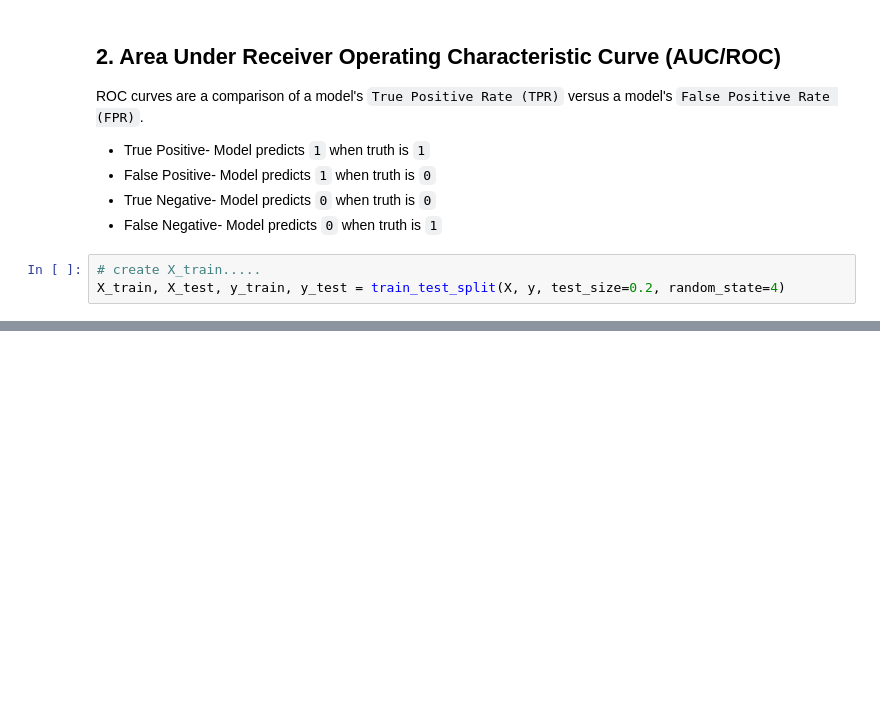
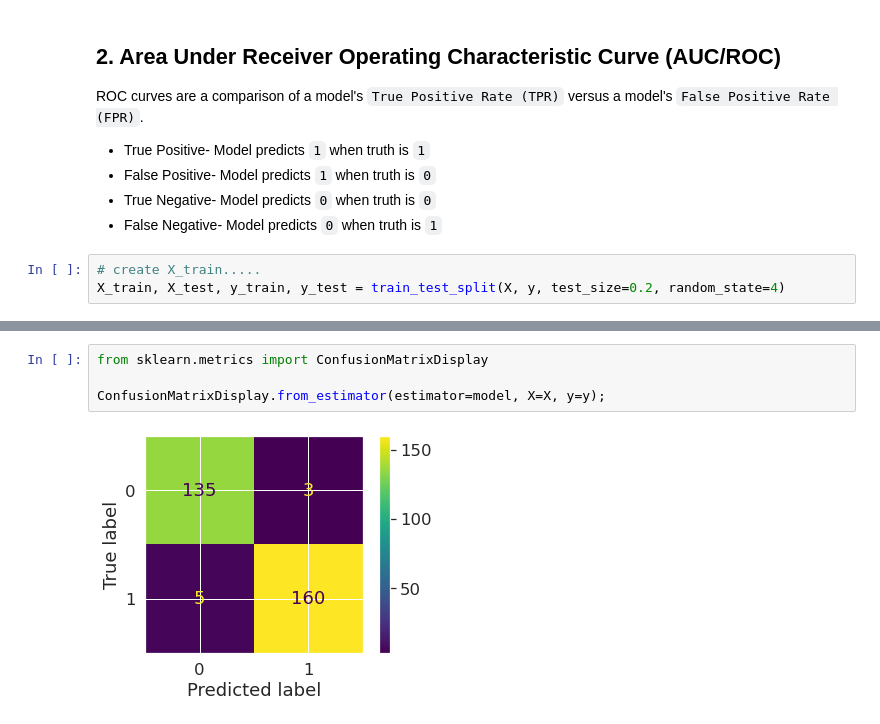
Before and after one commit to devgupta1907/DataScience_Projects, a Jupyter notebook: Scikit-Learn_vscodeJupyter.ipynb, the cells around one changed output, grey strips where cells are left out. Saved outputs shown, nothing was run; the diff lists cells and outputs as text; blank space fills up the shorter version.

```diff
--- a/Scikit-Learn_vscodeJupyter.ipynb
+++ b/Scikit-Learn_vscodeJupyter.ipynb
@@ -469,0 +512,6 @@ array([0.  , 0.  , 0.  , 0.  , 0.  , 0.  , 0.  , 0.  , 0.04, 0.04, 0.08,
+# %%
+from sklearn.metrics import ConfusionMatrixDisplay
+
+ConfusionMatrixDisplay.from_estimator(estimator=model, X=X, y=y);
+# %% [output]
+[figure, added]
```
Also changed, not shown: parts of 33 cells of this notebook, 1 other file.
